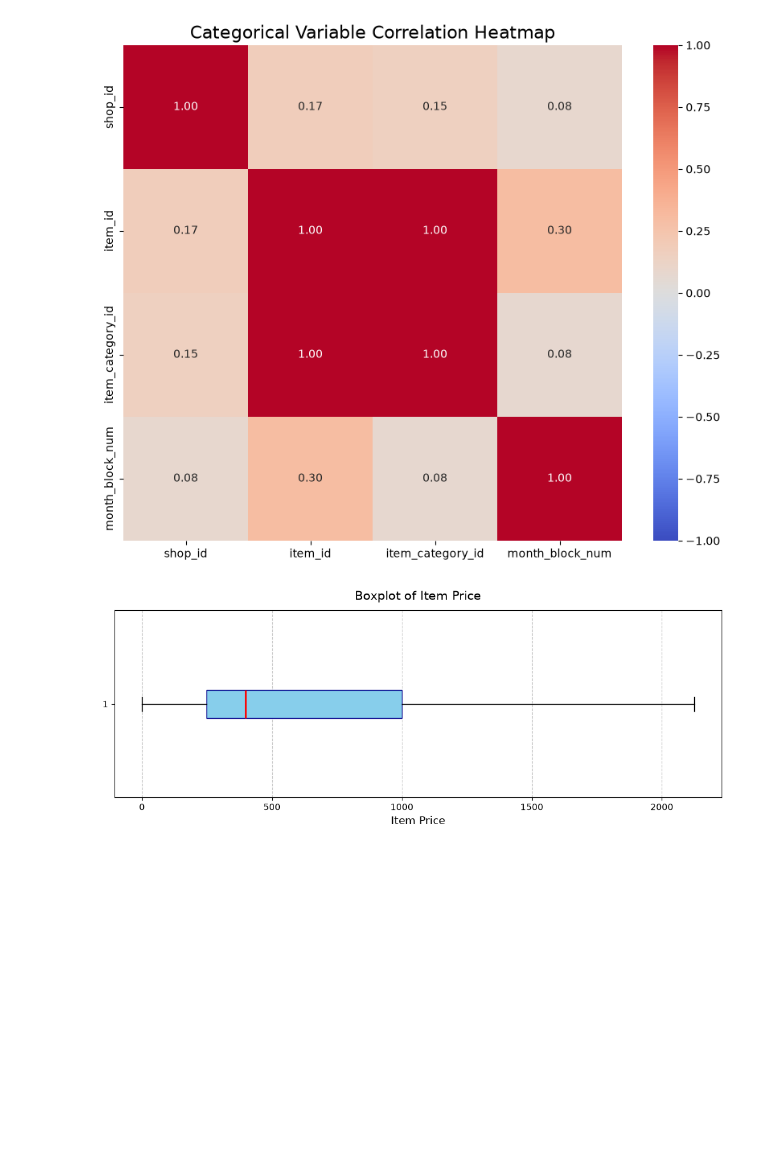
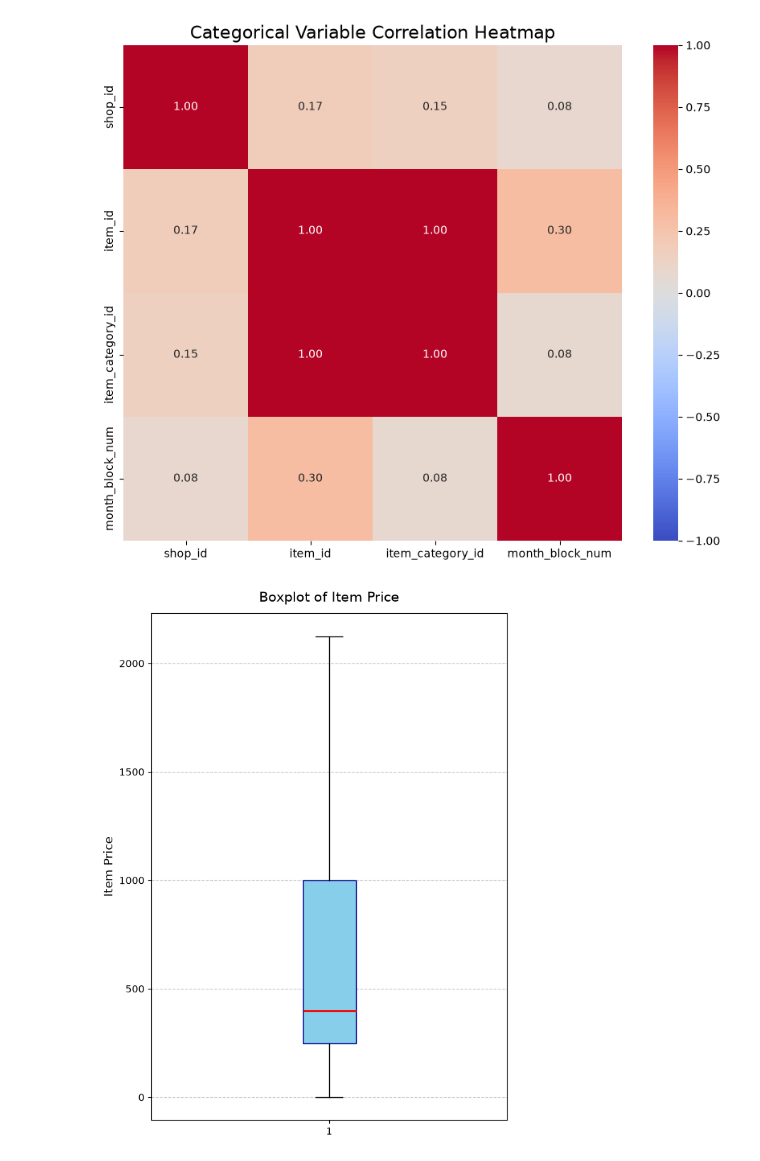
Before and after one commit to Dan23ws12/Kaggle-Predict-Future-Sales, a Jupyter notebook: src/exploratory_data_analysis.ipynb, the cells around one changed output. Cells and saved outputs as stored; diff of their text form; code cells hidden in the pictures; blank space fills up the shorter version.

Commit message:
made boxplot of item price vertical

```diff
--- a/src/exploratory_data_analysis.ipynb
+++ b/src/exploratory_data_analysis.ipynb
@@ -149,20 +149,20 @@ plt.show()
 # %%
 import matplotlib.pyplot as plt
 
 # Create boxplot of item_price
-plt.figure(figsize=(10, 4))
+plt.figure(figsize=(6, 8))
 plt.boxplot(
     sales['item_price'],
-    vert=False,
+    orientation='vertical',
     patch_artist=True,
     boxprops=dict(facecolor='skyblue', color='darkblue'),
     medianprops=dict(color='red', linewidth=2),
     showfliers=False
 )
 plt.title('Boxplot of Item Price', fontsize=14, pad=12)
-plt.xlabel('Item Price', fontsize=12)
-plt.grid(axis='x', linestyle='--', alpha=0.7)
+plt.ylabel('Item Price', fontsize=12)
+plt.grid(axis='y', linestyle='--', alpha=0.7)
 plt.tight_layout()
 plt.show()
 # %% [output]
-[figure, old version]
+[figure, new version]
```
